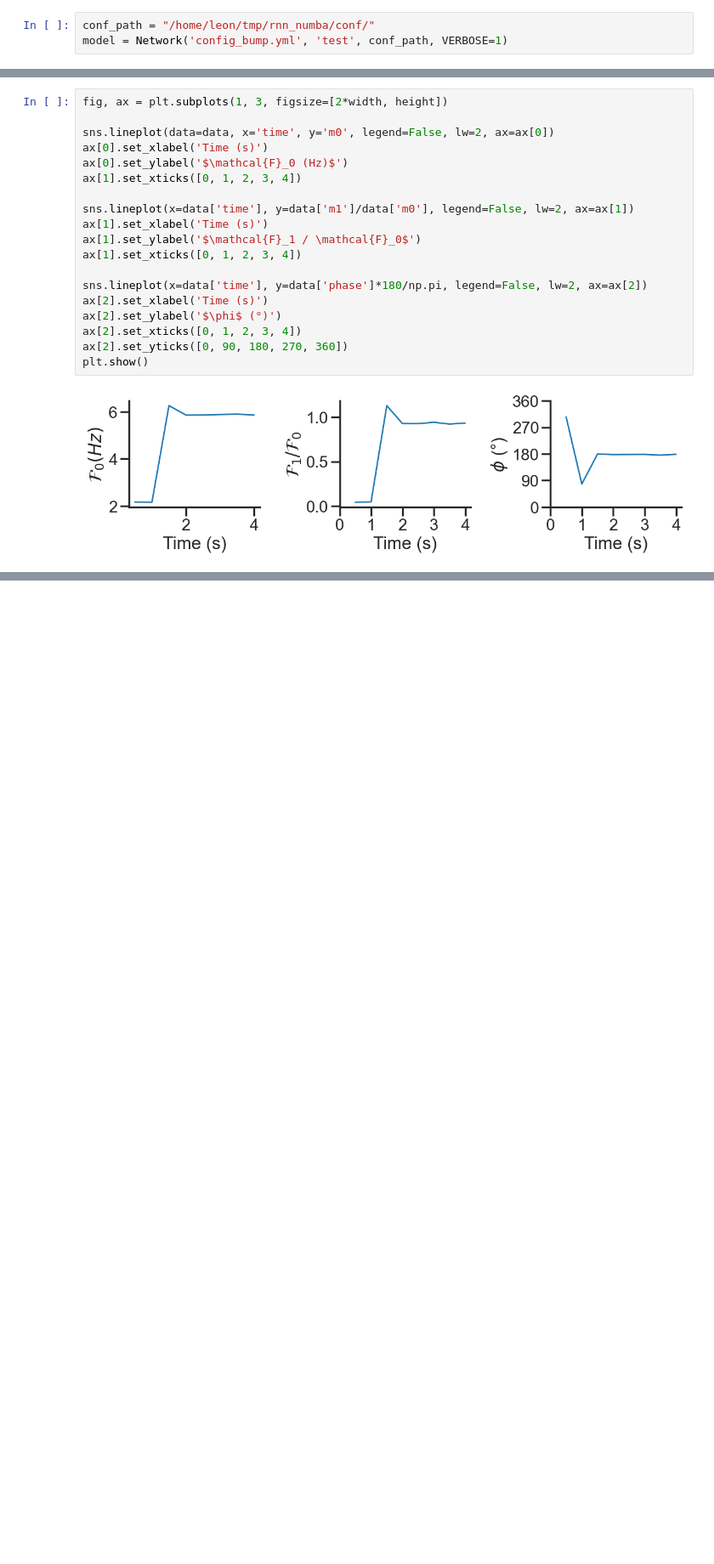
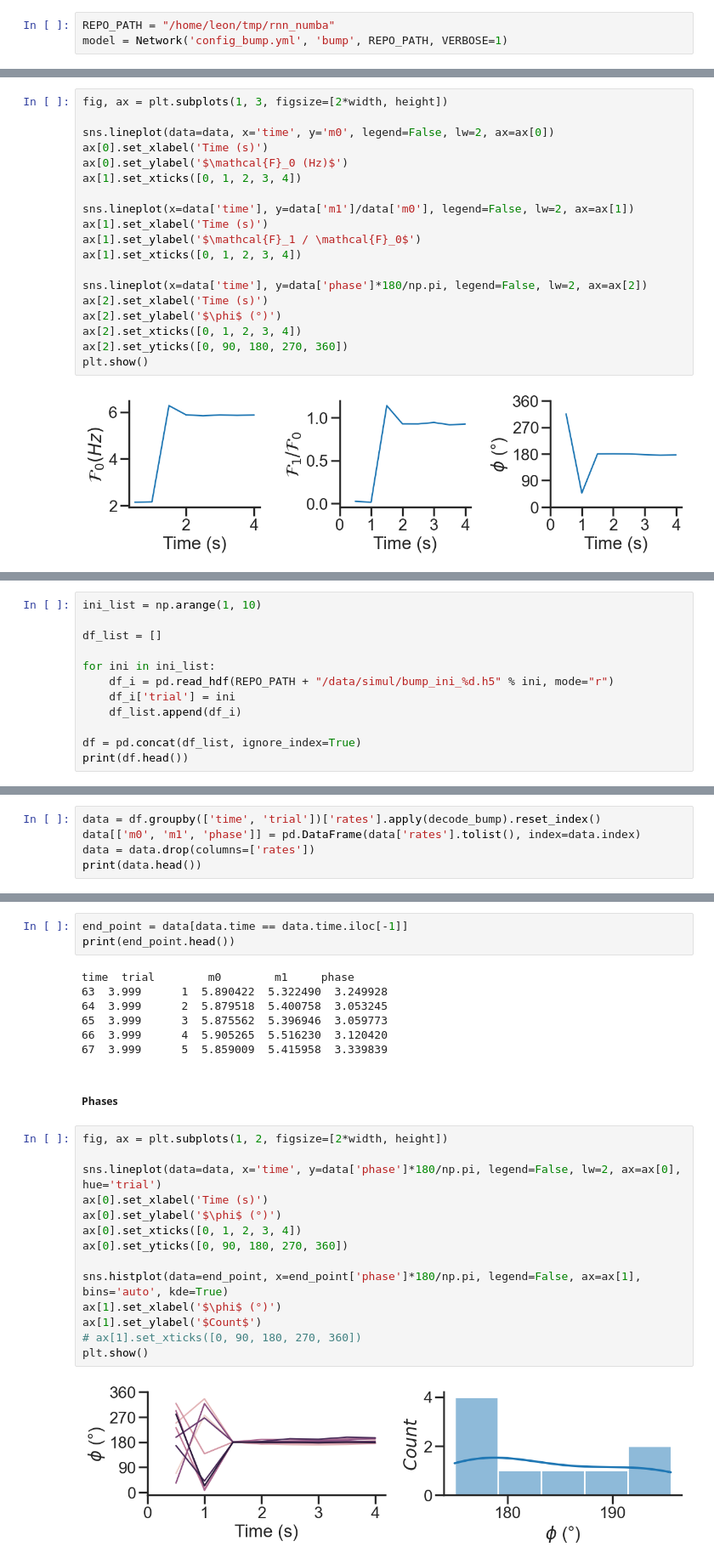
Before and after one commit to kiriclope/RUMBA, a Jupyter notebook: notebooks/doc.ipynb, the cells around one changed output, grey strips where cells are left out. Shown at 85% size. Cells and saved outputs as stored; diff of their text form; blank space fills up the shorter version.

```diff
--- a/notebooks/doc.ipynb
+++ b/notebooks/doc.ipynb
@@ -89,7 +91,7 @@ The class Network takes two arguments:
 2.  the name of the output file that will contain the simulation data.
     The model writes all relevant data to a single dataframe stored in an h5 format
 # %%
-conf_path = "/home/leon/tmp/rnn_numba/conf/"
-model = Network('config_bump.yml', 'test', conf_path, VERBOSE=1)
+REPO_PATH = "/home/leon/tmp/rnn_numba"
+model = Network('config_bump.yml', 'bump', REPO_PATH, VERBOSE=1)
 # %% [output]
 Loading config from /home/leon/tmp/rnn_numba/conf/config_bump.yml
@@ -171,0 +225,12 @@ plt.show()
+# %%
+ini_list = np.arange(1, 10)
+
+df_list = []
+
+for ini in ini_list:
+    df_i = pd.read_hdf(REPO_PATH + "/data/simul/bump_ini_%d.h5" % ini, mode="r")
+    df_i['trial'] = ini
+    df_list.append(df_i)
+
+df = pd.concat(df_list, ignore_index=True)
+print(df.head())
@@ -171,0 +244,5 @@ plt.show()
+# %%
+data = df.groupby(['time', 'trial'])['rates'].apply(decode_bump).reset_index()
+data[['m0', 'm1', 'phase']] = pd.DataFrame(data['rates'].tolist(), index=data.index)
+data = data.drop(columns=['rates'])
+print(data.head())
@@ -171,0 +256,28 @@ plt.show()
+# %%
+end_point = data[data.time == data.time.iloc[-1]]
+print(end_point.head())
+# %% [output]
+time  trial        m0        m1     phase
+63  3.999      1  5.890422  5.322490  3.249928
+64  3.999      2  5.879518  5.400758  3.053245
+65  3.999      3  5.875562  5.396946  3.059773
+66  3.999      4  5.905265  5.516230  3.120420
+67  3.999      5  5.859009  5.415958  3.339839
+# %% [markdown]
+##### Phases
+# %%
+fig, ax = plt.subplots(1, 2, figsize=[2*width, height])
+
+sns.lineplot(data=data, x='time', y=data['phase']*180/np.pi, legend=False, lw=2, ax=ax[0], hue='trial')
+ax[0].set_xlabel('Time (s)')
+ax[0].set_ylabel('$\phi$ (°)')
+ax[0].set_xticks([0, 1, 2, 3, 4])
+ax[0].set_yticks([0, 90, 180, 270, 360])
+
+sns.histplot(data=end_point, x=end_point['phase']*180/np.pi, legend=False, ax=ax[1], bins='auto', kde=True)
+ax[1].set_xlabel('$\phi$ (°)')
+ax[1].set_ylabel('$Count$')
+# ax[1].set_xticks([0, 90, 180, 270, 360])
+plt.show()
+# %% [output]
+[figure, added]
```
Also changed, not shown: parts of 20 cells of this notebook, 3 other files.
